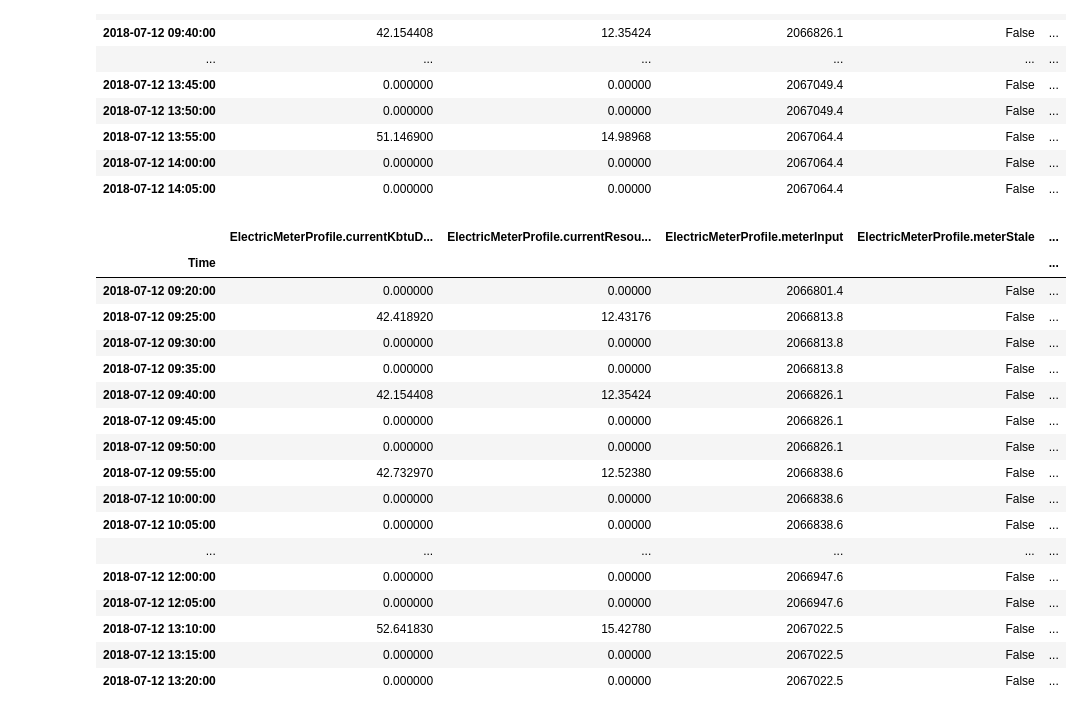
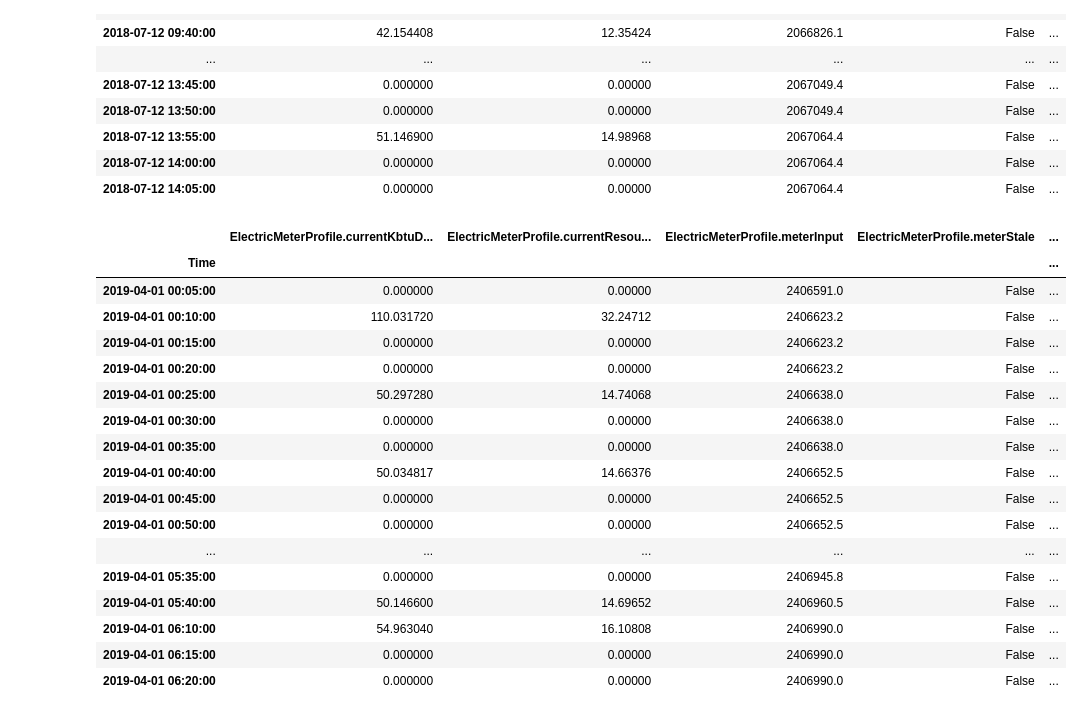
Before and after one commit to AndrewSundaram/VU_SmartCities, a Jupyter notebook: EnergyWorkbook.ipynb, the cells around one changed output. Drawn from its saved outputs; the diff is of its cells as text; code cells hidden in the pictures.

```diff
--- a/EnergyWorkbook.ipynb
+++ b/EnergyWorkbook.ipynb
@@ -181,28 +164,28 @@ energy_data.head(50)
 # %%
 # We want to look at data from 12th of July 9:17 am to 12th of July 01:23 pm
 # We slice the data frame to look at the above mentioned date range using the command below
-df_new = energy_data[(energy_data.index >= '2018-07-12 09:17:00') & (energy_data.index <= '2018-07-12 13:23:00')]
+df_new = energy_data[(energy_data.index >= '2019-04-01 00:00:01') & (energy_data.index <= '2019-04-30 23:59:59')]
 # look at the newly created dataframe after slicing
 df_new.head(50)
 # %% [output]
 |  | ElectricMeterProfile.currentKbtuD... | ElectricMeterProfile.currentResou... | ElectricMeterProfile.meterInput | ElectricMeterProfile.meterStale | ... |
 | Time |  |  |  |  | ... |
-| 2018-07-12 09:20:00 | 0.000000 | 0.00000 | 2066801.4 | False | ... |
-| 2018-07-12 09:25:00 | 42.418920 | 12.43176 | 2066813.8 | False | ... |
-| 2018-07-12 09:30:00 | 0.000000 | 0.00000 | 2066813.8 | False | ... |
-| 2018-07-12 09:35:00 | 0.000000 | 0.00000 | 2066813.8 | False | ... |
-| 2018-07-12 09:40:00 | 42.154408 | 12.35424 | 2066826.1 | False | ... |
-| 2018-07-12 09:45:00 | 0.000000 | 0.00000 | 2066826.1 | False | ... |
-| 2018-07-12 09:50:00 | 0.000000 | 0.00000 | 2066826.1 | False | ... |
-| 2018-07-12 09:55:00 | 42.732970 | 12.52380 | 2066838.6 | False | ... |
-| 2018-07-12 10:00:00 | 0.000000 | 0.00000 | 2066838.6 | False | ... |
-| 2018-07-12 10:05:00 | 0.000000 | 0.00000 | 2066838.6 | False | ... |
+| 2019-04-01 00:05:00 | 0.000000 | 0.00000 | 2406591.0 | False | ... |
+| 2019-04-01 00:10:00 | 110.031720 | 32.24712 | 2406623.2 | False | ... |
+| 2019-04-01 00:15:00 | 0.000000 | 0.00000 | 2406623.2 | False | ... |
+| 2019-04-01 00:20:00 | 0.000000 | 0.00000 | 2406623.2 | False | ... |
+| 2019-04-01 00:25:00 | 50.297280 | 14.74068 | 2406638.0 | False | ... |
+| 2019-04-01 00:30:00 | 0.000000 | 0.00000 | 2406638.0 | False | ... |
+| 2019-04-01 00:35:00 | 0.000000 | 0.00000 | 2406638.0 | False | ... |
+| 2019-04-01 00:40:00 | 50.034817 | 14.66376 | 2406652.5 | False | ... |
+| 2019-04-01 00:45:00 | 0.000000 | 0.00000 | 2406652.5 | False | ... |
+| 2019-04-01 00:50:00 | 0.000000 | 0.00000 | 2406652.5 | False | ... |
 | ... | ... | ... | ... | ... | ... |
-| 2018-07-12 12:00:00 | 0.000000 | 0.00000 | 2066947.6 | False | ... |
-| 2018-07-12 12:05:00 | 0.000000 | 0.00000 | 2066947.6 | False | ... |
-| 2018-07-12 13:10:00 | 52.641830 | 15.42780 | 2067022.5 | False | ... |
-| 2018-07-12 13:15:00 | 0.000000 | 0.00000 | 2067022.5 | False | ... |
-| 2018-07-12 13:20:00 | 0.000000 | 0.00000 | 2067022.5 | False | ... |
+| 2019-04-01 05:35:00 | 0.000000 | 0.00000 | 2406945.8 | False | ... |
+| 2019-04-01 05:40:00 | 50.146600 | 14.69652 | 2406960.5 | False | ... |
+| 2019-04-01 06:10:00 | 54.963040 | 16.10808 | 2406990.0 | False | ... |
+| 2019-04-01 06:15:00 | 0.000000 | 0.00000 | 2406990.0 | False | ... |
+| 2019-04-01 06:20:00 | 0.000000 | 0.00000 | 2406990.0 | False | ... |
 # %%
 # In case we want to plot the "Electrical Energy" for the small section of data we just created
 # plot the columns
```
Also changed, not shown: parts of 12 cells of this notebook.
